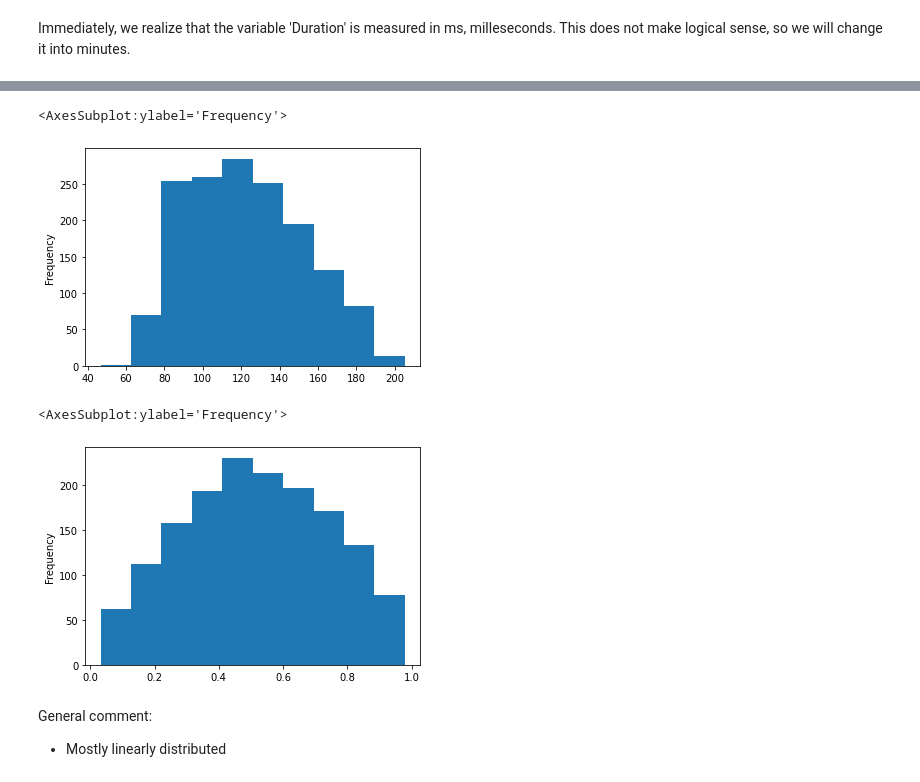
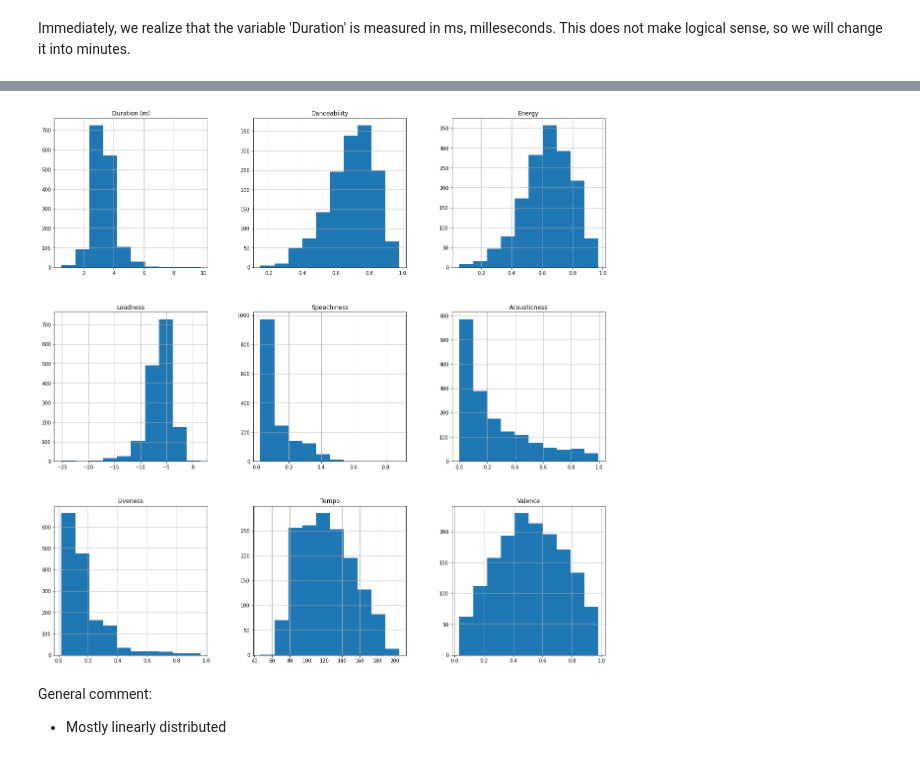
Before and after one commit to Opheliadh/DH140-Final-Music-Trends, a Jupyter notebook: Spotify_songs_popularity.ipynb, the cells around one changed output, grey strips where cells are left out. Saved outputs shown, nothing was run; the diff lists cells and outputs as text; code cells hidden in the pictures.

```diff
--- a/Spotify_songs_popularity.ipynb
+++ b/Spotify_songs_popularity.ipynb
@@ -154,13 +132,8 @@ df["Liveness"].astype(float).plot.hist()
-# %%
-df["Tempo"].astype(float).plot.hist()
-# %% [output]
-<AxesSubplot:ylabel='Frequency'>
-[figure, removed]
-# %%
-df["Valence"].astype(float).plot.hist()
-# %% [output]
-<AxesSubplot:ylabel='Frequency'>
-[figure, removed]
+# %%
+cleaned_df[cleaned_df.columns[1:]].hist(figsize=(20, 20))
+plt.show()
+# %% [output]
+[figure, added]
 # %% [markdown]
 General comment:
 
```
Also changed, not shown: parts of 33 cells of this notebook.
